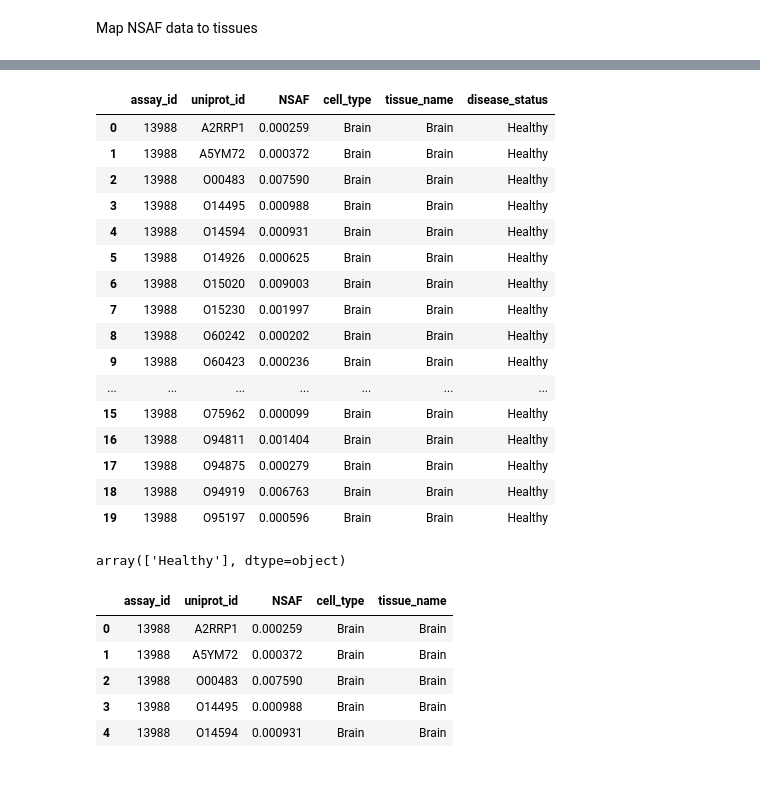
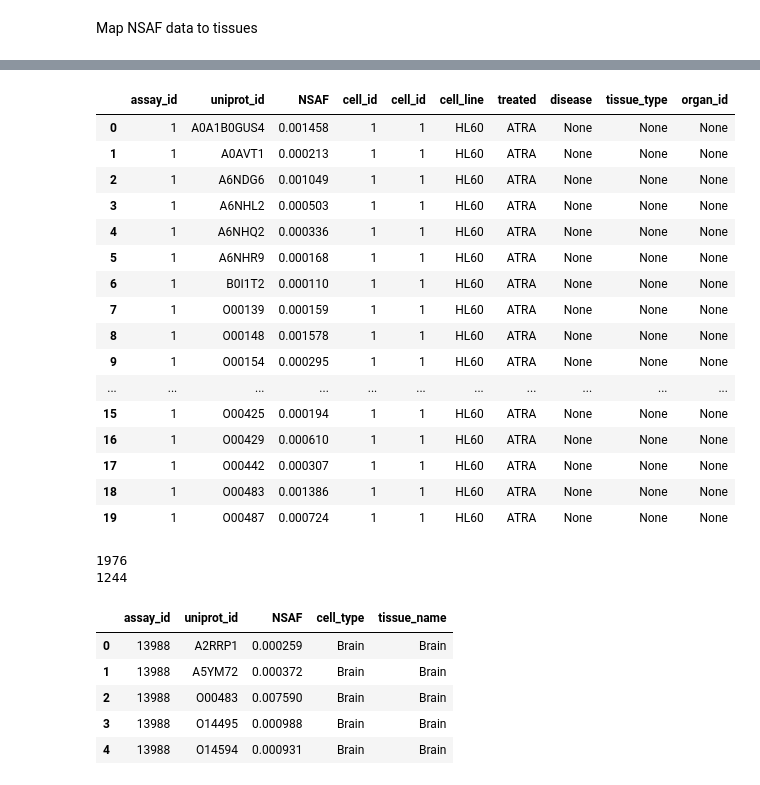
Before and after one commit to SamvPy/Master_thesis_AJ_22_23, a Jupyter notebook: Sam/Atlas_creation/Atlas_Creation_2a_atlas_heatmap.ipynb, the cells around one changed output, grey strips where cells are left out. Cells and saved outputs as stored; diff of their text form; code cells hidden in the pictures.

```diff
--- a/Sam/Atlas_creation/Atlas_Creation_2a_atlas_heatmap.ipynb
+++ b/Sam/Atlas_creation/Atlas_Creation_2a_atlas_heatmap.ipynb
@@ -9,6 +8,6 @@ import sqlite3
 import matplotlib
 # %%
-conn = mysql.connector.connect(user='root', password='password', host='127.0.0.1', port='3306',database='expression_atlas2')
+conn = mysql.connector.connect(user='root', password='password', host='127.0.0.1', port='3306',database='expression_atlas_cells2')
 mycursor = conn.cursor()
 
  # check the connection,
@@ -36,0 +24,5 @@ tissueData.head()
+# %%
+cellsql = """SELECT * FROM cell_to_assay JOIN cell ON cell_to_assay.cell_id = cell.cell_id """
+cellData = pd.read_sql_query(cellsql,conn)
+cellData.head()
+#cellData
@@ -37,6 +36,6 @@ tissueData.head()
 # %% [markdown]
 Read NSAF data for each protein per assay
 # %%
-proteinData = pd.read_csv('/home/compomics/git/Tissue_specific/Summary/Datasets/Tissue/proteome_nsaf_update0806.csv')
+proteinData = pd.read_csv('proteome_nsaf_tine.csv')
 proteinData.shape
 # %% [output]
@@ -46,28 +54,30 @@ Map NSAF data to tissues
 # %%
-atlas = pd.merge(proteinData, tissueData, on = 'assay_id')
+atlas = pd.merge(proteinData, cellData, on = 'assay_id')
 atlas.head(20)
 #atlas
 # %% [output]
-|  | assay_id | uniprot_id | NSAF | cell_type | tissue_name | disease_status |
-| 0 | 13988 | A2RRP1 | 0.000259 | Brain | Brain | Healthy |
-| 1 | 13988 | A5YM72 | 0.000372 | Brain | Brain | Healthy |
-| 2 | 13988 | O00483 | 0.007590 | Brain | Brain | Healthy |
-| 3 | 13988 | O14495 | 0.000988 | Brain | Brain | Healthy |
-| 4 | 13988 | O14594 | 0.000931 | Brain | Brain | Healthy |
-| 5 | 13988 | O14926 | 0.000625 | Brain | Brain | Healthy |
-| 6 | 13988 | O15020 | 0.009003 | Brain | Brain | Healthy |
-| 7 | 13988 | O15230 | 0.001997 | Brain | Brain | Healthy |
-| 8 | 13988 | O60242 | 0.000202 | Brain | Brain | Healthy |
-| 9 | 13988 | O60423 | 0.000236 | Brain | Brain | Healthy |
-| ... | ... | ... | ... | ... | ... | ... |
-| 15 | 13988 | O75962 | 0.000099 | Brain | Brain | Healthy |
-| 16 | 13988 | O94811 | 0.001404 | Brain | Brain | Healthy |
-| 17 | 13988 | O94875 | 0.000279 | Brain | Brain | Healthy |
-| 18 | 13988 | O94919 | 0.006763 | Brain | Brain | Healthy |
-| 19 | 13988 | O95197 | 0.000596 | Brain | Brain | Healthy |
+|  | assay_id | uniprot_id | NSAF | cell_id | cell_id | cell_line | treated | disease | tissue_type | organ_id |
+| 0 | 1 | A0A1B0GUS4 | 0.001458 | 1 | 1 | HL60 | ATRA | None | None | None |
+| 1 | 1 | A0AVT1 | 0.000213 | 1 | 1 | HL60 | ATRA | None | None | None |
+| 2 | 1 | A6NDG6 | 0.001049 | 1 | 1 | HL60 | ATRA | None | None | None |
+| 3 | 1 | A6NHL2 | 0.000503 | 1 | 1 | HL60 | ATRA | None | None | None |
+| 4 | 1 | A6NHQ2 | 0.000336 | 1 | 1 | HL60 | ATRA | None | None | None |
+| 5 | 1 | A6NHR9 | 0.000168 | 1 | 1 | HL60 | ATRA | None | None | None |
+| 6 | 1 | B0I1T2 | 0.000110 | 1 | 1 | HL60 | ATRA | None | None | None |
+| 7 | 1 | O00139 | 0.000159 | 1 | 1 | HL60 | ATRA | None | None | None |
+| 8 | 1 | O00148 | 0.001578 | 1 | 1 | HL60 | ATRA | None | None | None |
+| 9 | 1 | O00154 | 0.000295 | 1 | 1 | HL60 | ATRA | None | None | None |
+| ... | ... | ... | ... | ... | ... | ... | ... | ... | ... | ... |
+| 15 | 1 | O00425 | 0.000194 | 1 | 1 | HL60 | ATRA | None | None | None |
+| 16 | 1 | O00429 | 0.000610 | 1 | 1 | HL60 | ATRA | None | None | None |
+| 17 | 1 | O00442 | 0.000307 | 1 | 1 | HL60 | ATRA | None | None | None |
+| 18 | 1 | O00483 | 0.001386 | 1 | 1 | HL60 | ATRA | None | None | None |
+| 19 | 1 | O00487 | 0.000724 | 1 | 1 | HL60 | ATRA | None | None | None |
-# %%
-np.unique(atlas['disease_status'])
-# %% [output]
-array(['Healthy'], dtype=object)
+# %%
+print(len(np.unique(cellData['assay_id'])))
+print(len(np.unique(proteinData['assay_id'])))
+# %% [output]
+1976
+1244
 # %%
 #save to csv file,
```
Also changed, not shown: parts of 10 cells of this notebook, 22 other files.
